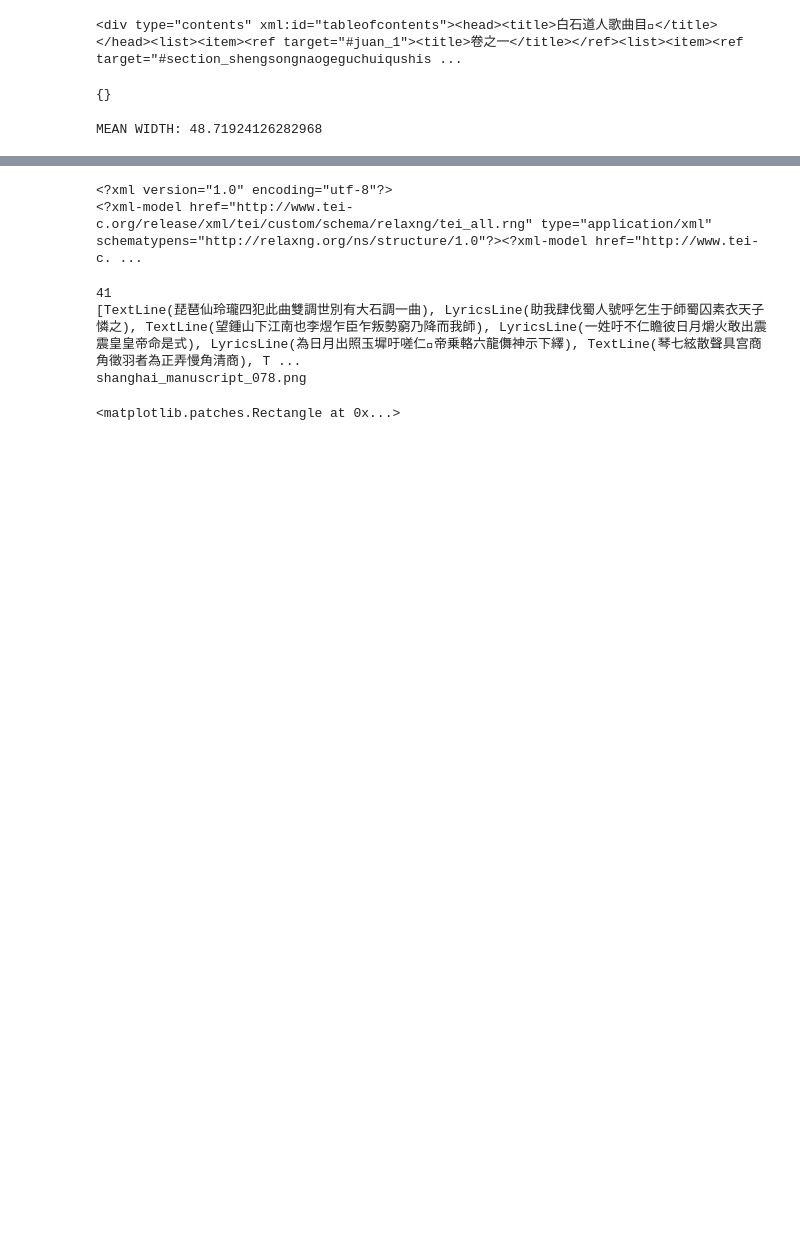
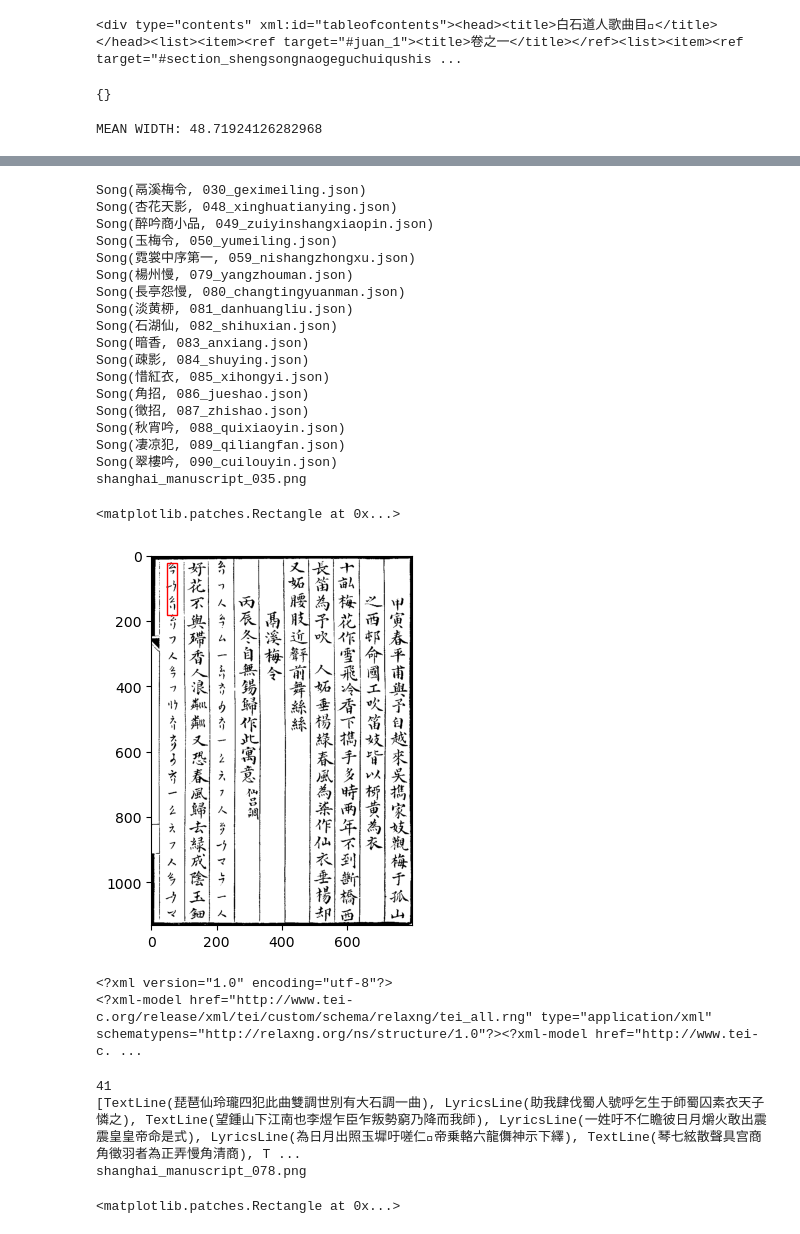
Before and after one commit to SuziAI/KuiSCIMA, a Jupyter notebook: kuiscima-to-tei.ipynb, the cells around one changed output, grey strips where cells are left out. Saved outputs shown, nothing was run; the diff lists cells and outputs as text; code cells hidden in the pictures; blank space fills up the shorter version.

```diff
--- a/kuiscima-to-tei.ipynb
+++ b/kuiscima-to-tei.ipynb
@@ -1846,3 +1814,46 @@ shanghai_manuscript_081.png
+# %%
+suzipu_songs = [
+    book[5][0][4], book[5][0][22], book[5][0][23], book[5][0][24],
+    book[7][0][0],
+]
+suzipu_songs += book[8][0][:]
+suzipu_songs += book[9][0][:3]
+
+for song in suzipu_songs:
+    print(song)
+
+song_idx = 0
+line_idx = 4
+
+plt.figure()
+line = suzipu_songs[song_idx].physical_lines[line_idx]
+print(line.page())
+plt.imshow(Image.open(os.path.join(edition_directory, "images", line.page())), cmap="gray")
+(x, y), (x2, y2) = line.coordinates()
+
+rect = patches.Rectangle((x, y), x2-x, y2-y, linewidth=1, edgecolor='r', facecolor='none')
+plt.gca().add_patch(rect)
+# %% [output]
+Song(鬲溪梅令, 030_geximeiling.json)
+Song(杏花天影, 048_xinghuatianying.json)
+Song(醉吟商小品, 049_zuiyinshangxiaopin.json)
+Song(玉梅令, 050_yumeiling.json)
+Song(霓裳中序第一, 059_nishangzhongxu.json)
+Song(楊州慢, 079_yangzhouman.json)
+Song(長亭怨慢, 080_changtingyuanman.json)
+Song(淡黄桺, 081_danhuangliu.json)
+Song(石湖仙, 082_shihuxian.json)
+Song(暗香, 083_anxiang.json)
+Song(疎影, 084_shuying.json)
+Song(惜紅衣, 085_xihongyi.json)
+Song(角招, 086_jueshao.json)
+Song(徴招, 087_zhishao.json)
+Song(秋宵吟, 088_quixiaoyin.json)
+Song(凄凉犯, 089_qiliangfan.json)
+Song(翠樓吟, 090_cuilouyin.json)
+shanghai_manuscript_035.png
+<matplotlib.patches.Rectangle at 0x...>
+[figure, added]
 # %%
 print(BeautifulSoup(book.to_tei(), features="xml"))
 # %% [output]
```
Also changed, not shown: parts of 12 cells of this notebook.
